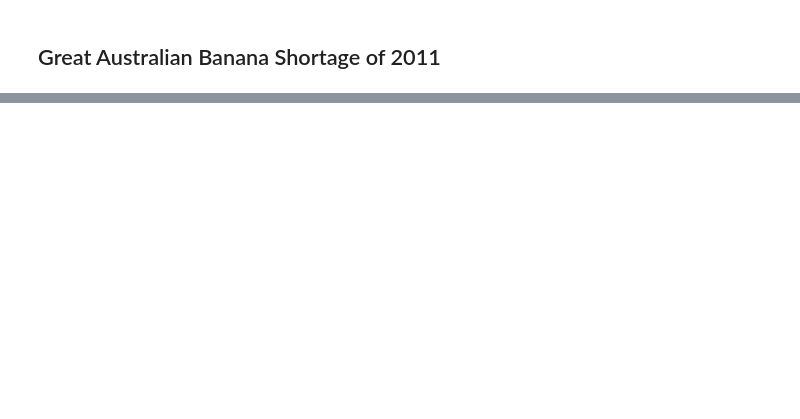
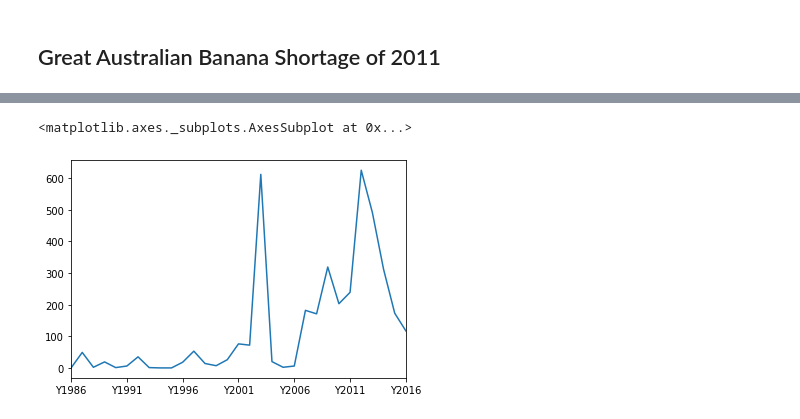
Before and after one commit to n-poulsen/GranADA, a Jupyter notebook: code/marketResponse.ipynb, the cells around one changed output, grey strips where cells are left out. Saved outputs shown, nothing was run; the diff lists cells and outputs as text; code cells hidden in the pictures; blank space fills up the shorter version.

```diff
--- a/code/marketResponse.ipynb
+++ b/code/marketResponse.ipynb
@@ -191,0 +46,7 @@ df_banana_export_weight_au
+# %%
+df_import, df_export = total_trade(df_clean, 'Australia', 'Bananas', reporter=False)
+# %%
+df_import.plot()
+# %% [output]
+<matplotlib.axes._subplots.AxesSubplot at 0x...>
+[figure, added]
```
Also changed, not shown: parts of 17 cells of this notebook.
